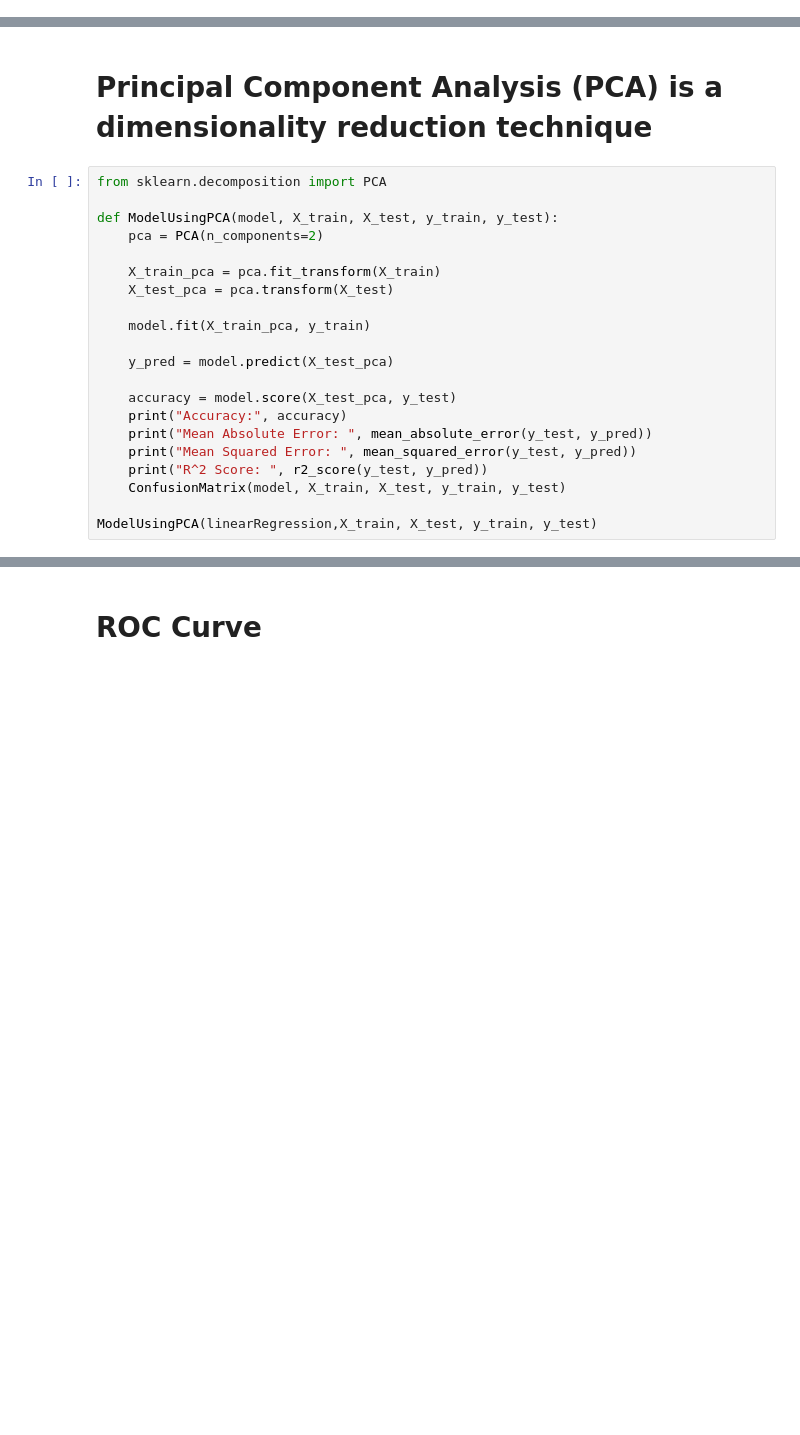
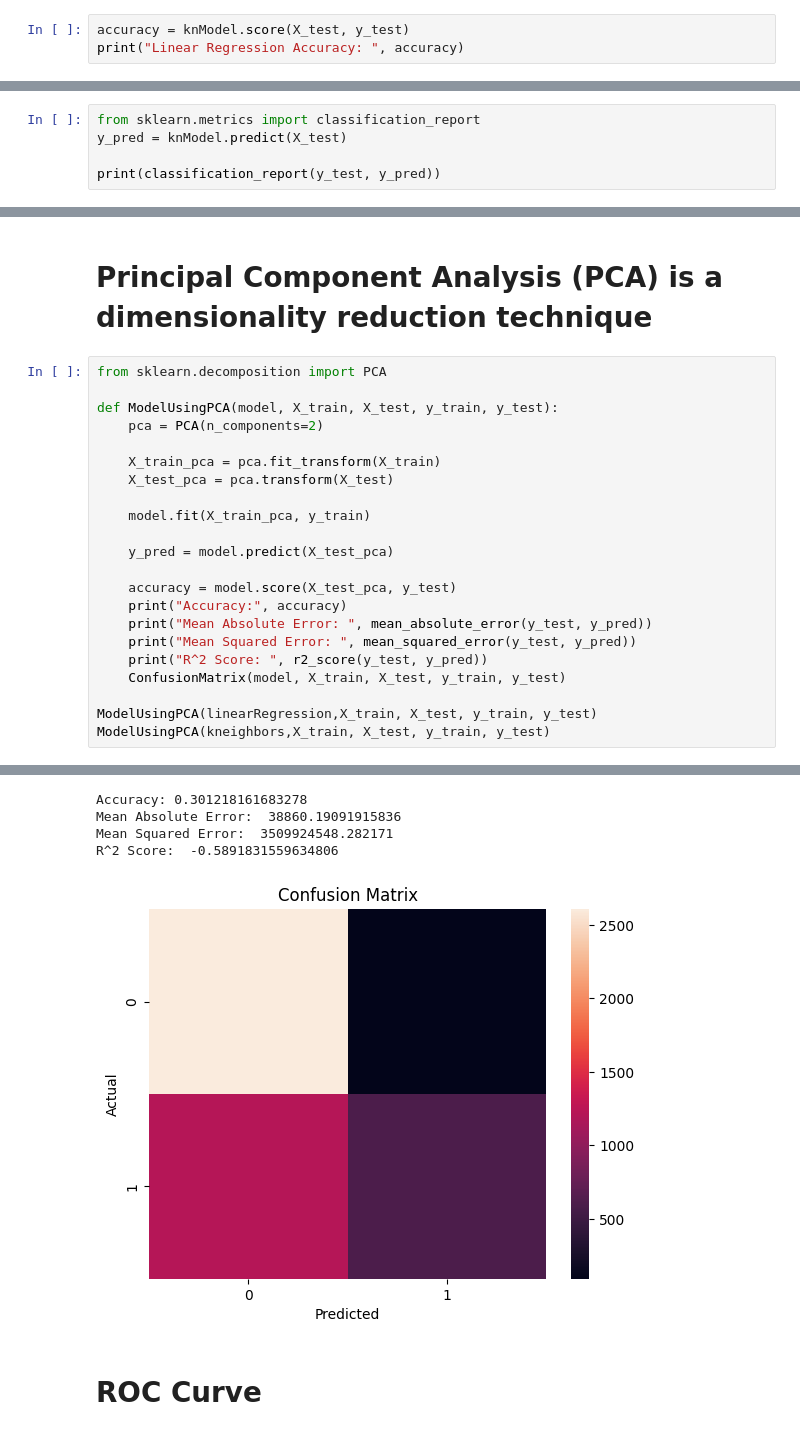
Before and after one commit to KKBUGHUNTER/Machine-Learning-Lab, a Jupyter notebook: Overall/Linear Regression/Linear Regression.ipynb, the cells around one changed output, grey strips where cells are left out. Saved outputs shown, nothing was run; the diff lists cells and outputs as text; blank space fills up the shorter version.

```diff
--- a/Overall/Linear Regression/Linear Regression.ipynb
+++ b/Overall/Linear Regression/Linear Regression.ipynb
@@ -133,0 +158,3 @@ R^2 Score:  0.559287352612365
+# %%
+accuracy = knModel.score(X_test, y_test)
+print("Linear Regression Accuracy: ", accuracy)
@@ -133,0 +163,5 @@ R^2 Score:  0.559287352612365
+# %%
+from sklearn.metrics import classification_report
+y_pred = knModel.predict(X_test)
+
+print(classification_report(y_test, y_pred))
@@ -205,4 +276,5 @@ def ModelUsingPCA(model, X_train, X_test, y_train, y_test):
     ConfusionMatrix(model, X_train, X_test, y_train, y_test)
 
 ModelUsingPCA(linearRegression,X_train, X_test, y_train, y_test)
+ModelUsingPCA(kneighbors,X_train, X_test, y_train, y_test)
 # %% [output]
@@ -213,3 +285,8 @@ R^2 Score:  0.4017172674315336
 [figure]
+Accuracy: 0.301218161683278
+Mean Absolute Error:  38860.19091915836
+Mean Squared Error:  3509924548.282171
+R^2 Score:  -0.5891831559634806
+[figure, added]
 # %% [markdown]
 # ROC Curve
```
Also changed, not shown: parts of 16 cells of this notebook, 1 other file.
